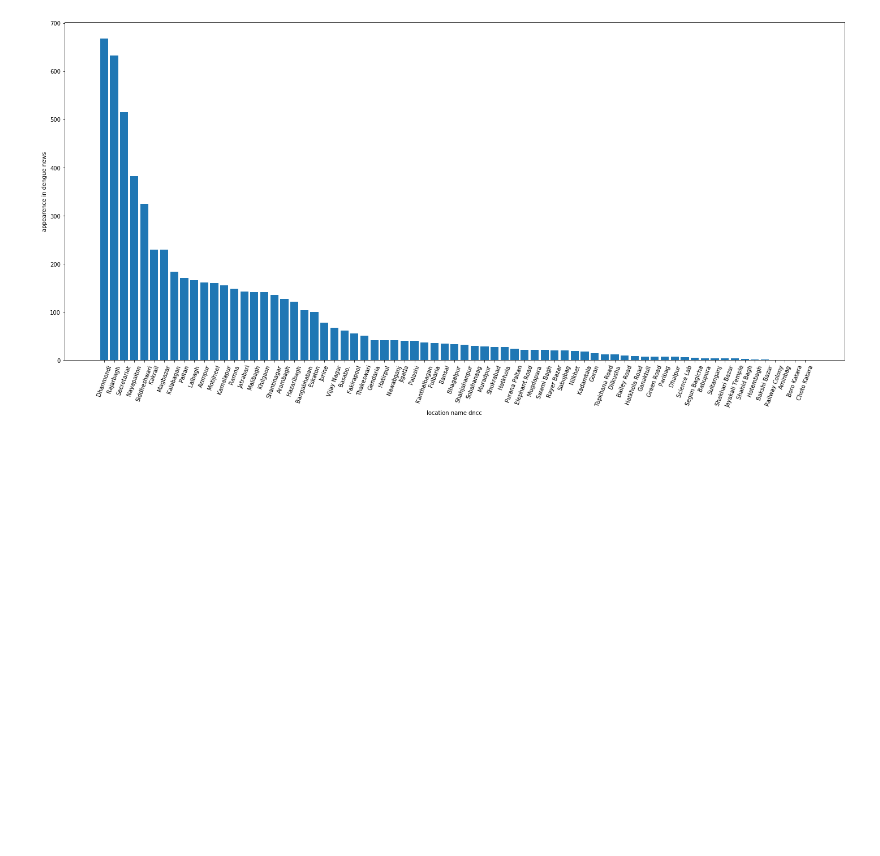
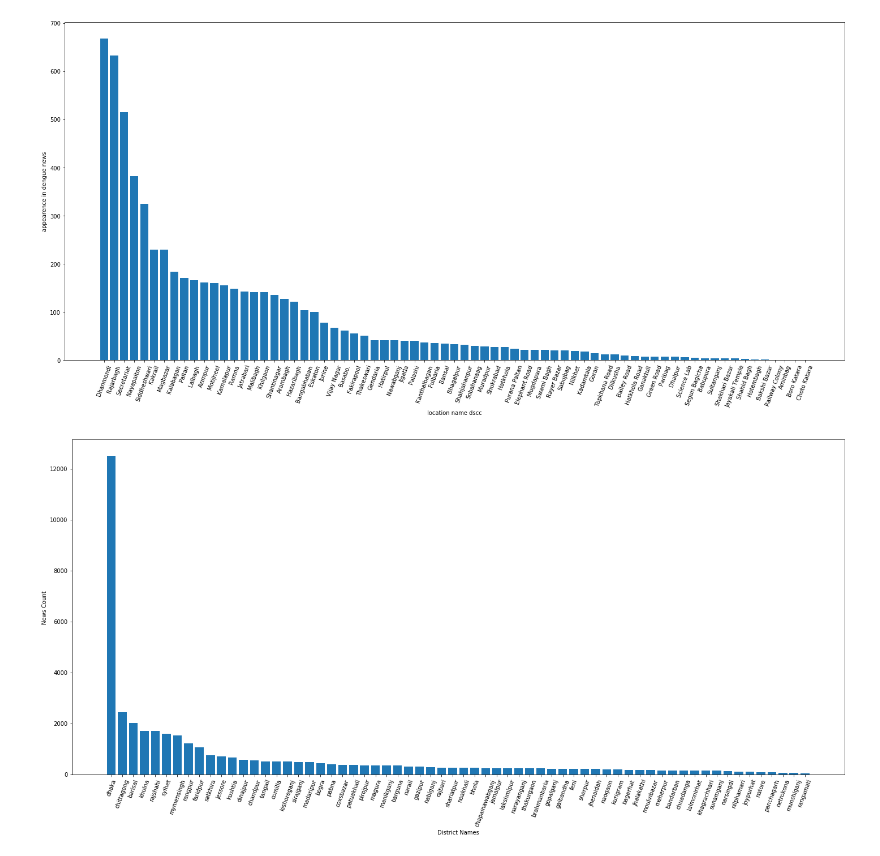
Before and after one commit to facevoid/dengue-news-location-heatmap, a Jupyter notebook: news-count-plots.ipynb, the cells around one changed output. Saved outputs shown, nothing was run; the diff lists cells and outputs as text; code cells hidden in the pictures; blank space fills up the shorter version.

```diff
--- a/news-count-plots.ipynb
+++ b/news-count-plots.ipynb
@@ -55,2 +55,10 @@ plot_bar_chart(X, y, xlabel = 'location name dscc', ylabel = 'appearence in deng
 # %% [output]
 [figure]
+# %%
+
+df = pd.read_csv('data_for_heatmap/district_wise_dengue_news_count_all.csv')
+X = list(df['location_name_english'])
+y = list(df['count'])
+plot_bar_chart(X,y, xlabel = 'District Names', ylabel= 'News Count', file_name_to_save='district_wise_dengue_news_count_all')
+# %% [output]
+[figure, added]
```
Also changed, not shown: parts of 7 cells of this notebook, 14 other files.
